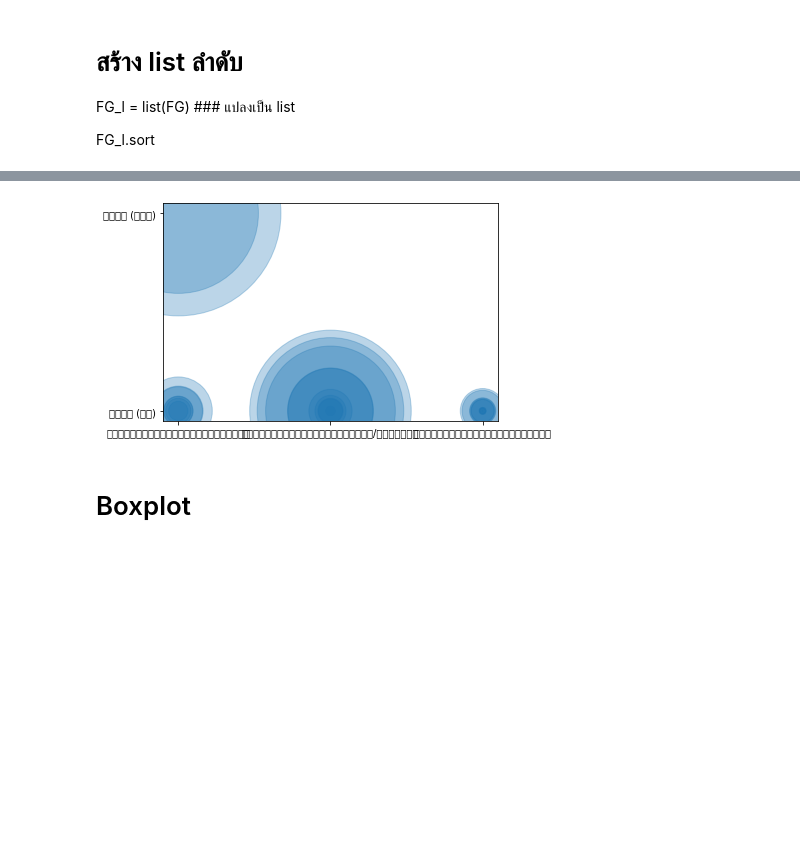
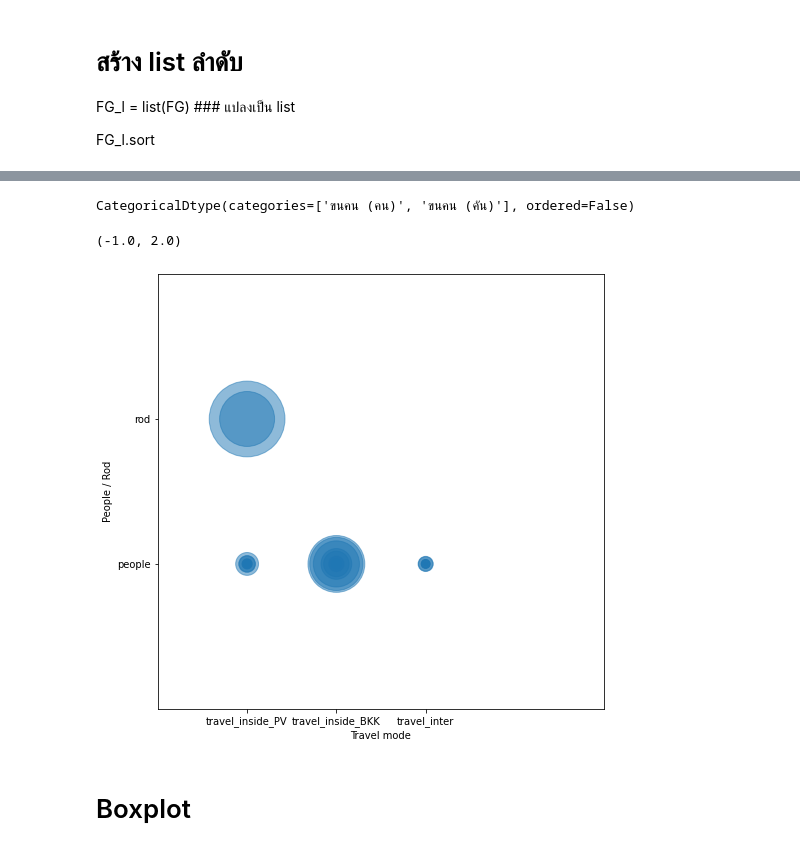
Before and after one commit to Suchirapon/data_viz, a Jupyter notebook: Visualize_Data_Distribution(02).ipynb, the cells around one changed output, grey strips where cells are left out. Cells and saved outputs as stored; diff of their text form; code cells hidden in the pictures; blank space fills up the shorter version.

```diff
--- a/Visualize_Data_Distribution(02).ipynb
+++ b/Visualize_Data_Distribution(02).ipynb
@@ -330,3 +258,6 @@ Categories (3, object): ['การเดินทางภายในจัง
+# %%
+data_travel_2 = data_travel.replace({'การเดินทางภายในจังหวัด/กรุงเทพ':'travel_inside_BKK','การเดินทางระหว่างจังหวัด':'travel_inside_PV','การเดินทางระหว่างประเทศ':'travel_inter'})
+data_travel_2 .astype('category') #เปลี่ยนชื่อใหม่
 # %%
 data_ins = data_drop['ขนคน/ขนสินค้า'].astype('category')
 data_ins
@@ -372,4 +264,7 @@ Name: เม.ย. 2562, dtype: float64
-# %%
-plt.scatter(data_travel,data_ins,s=0.0009*data_April,alpha=0.3);
-# %% [output]
-[figure, removed]
+# %%
+data_ins.dtypes
+# %% [output]
+CategoricalDtype(categories=['ขนคน (คน)', 'ขนคน (คัน)'], ordered=False)
+# %%
+data_ins_2 = data_ins.replace({'ขนคน (คน)':'people','ขนคน (คัน)':'rod'})
+data_ins_2 .astype('category') #เปลี่ยนชื่อใหม่
@@ -376,3 +275,12 @@ plt.scatter(data_travel,data_ins,s=0.0009*data_April,alpha=0.3);
+# %%
+plt.scatter(data_travel_2,data_ins_2 ,s=0.0001*data_drop['มี.ค. 2562'],alpha=0.5)
+plt.xlabel('Travel mode') #ชื่อแกน X
+plt.ylabel('People / Rod'); #ชื่อแกน Y
+plt.xlim((-1,4)) #ปรับแกน X
+plt.ylim((-1,2)) #ปรับแกน Y
+# %% [output]
+(-1.0, 2.0)
+[figure, added]
 # %% [markdown]
 # Boxplot
 # %%
```
Also changed, not shown: parts of 27 cells of this notebook.
